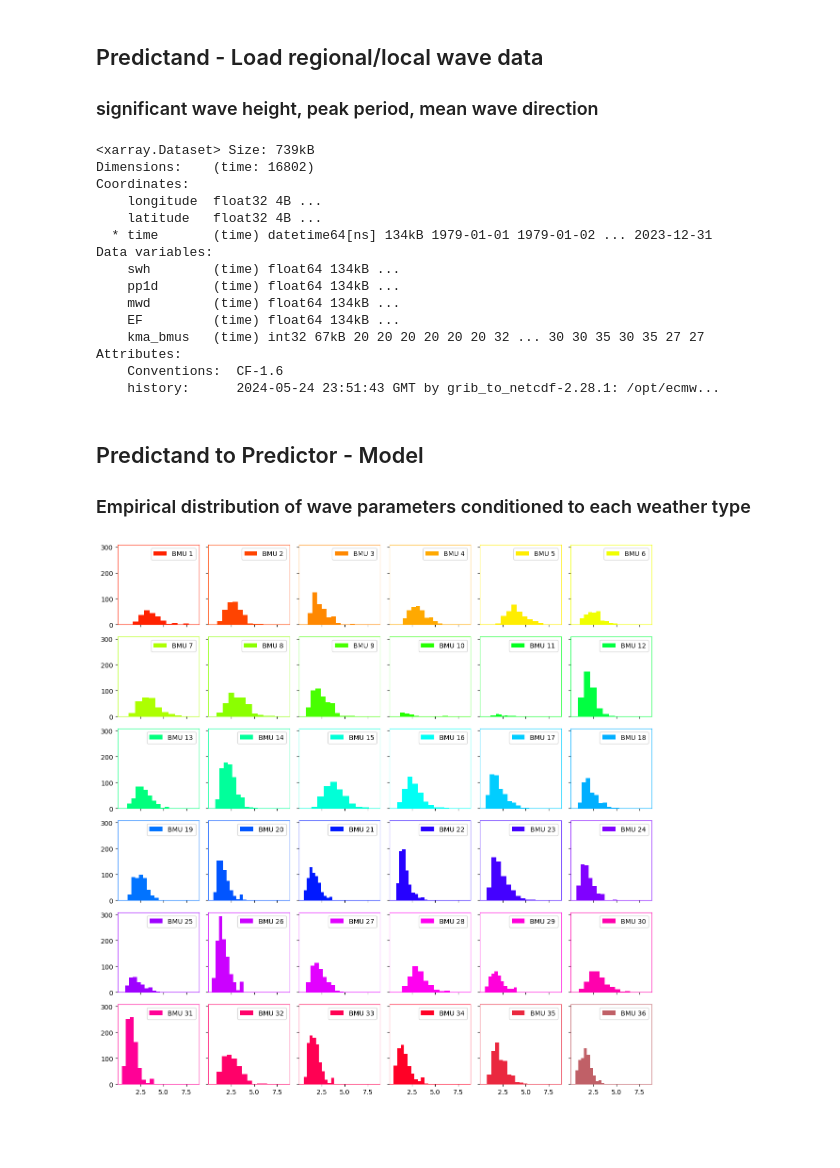
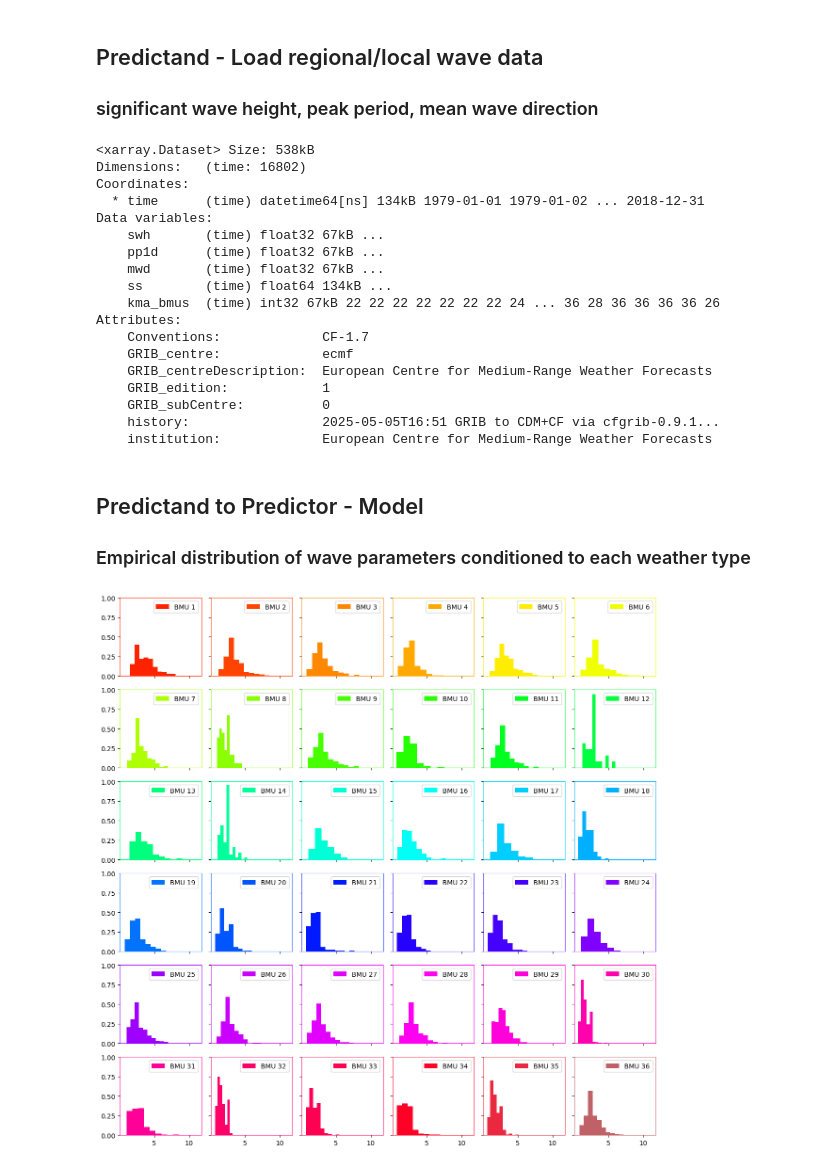
Before and after one commit to GeoOcean/BlueMath, a Jupyter notebook: climate_services/probabilistic/MUSCLE_procoast25/01_DWT.ipynb, the cells around one changed output. Saved outputs shown, nothing was run; the diff lists cells and outputs as text; code cells hidden in the pictures; blank space fills up the shorter version.

```diff
--- a/climate_services/probabilistic/MUSCLE_procoast25/01_DWT.ipynb
+++ b/climate_services/probabilistic/MUSCLE_procoast25/01_DWT.ipynb
@@ -20,9 +38,9 @@ era5_dynamic
 # %%
-# If cell above takes too long, interrupt kernel and run:
-!wget https://geoocean.sci.unican.es/data/era5_predictor_dynamic_aveiro.nc -P inputs/
+# # If cell above takes too long, interrupt kernel and run:
+# !wget https://geoocean.sci.unican.es/data/daily_predictor_1979_2018_Oporto.nc -P inputs/daily_predictor_1979_2018_Oporto_remote.nc
 
-# Then run:
-import xarray as xr
+# # Then run:
+# import xarray as xr
 
-era5_dynamic = xr.open_dataset("inputs/era5_predictor_dynamic_aveiro.nc")
-era5_dynamic
+# era5_dynamic = xr.open_dataset("inputs/daily_predictor_1979_2018_Oporto_remote.nc")
+# era5_dynamic
@@ -139,27 +133,30 @@ xwt.plot_perpetual_year()
 # %%
 import xarray as xr
 
-waves = xr.open_dataset("inputs/waves_EF_daily.nc").sel(
+predictand = xr.open_dataset("inputs/daily_predictand_1979_2018_Oporto.nc").sel(
     time=xwt.kma_bmus.index.values, method="nearest"
 )
-waves["kma_bmus"] = (("time"), xwt.kma_bmus.kma_bmus.values)
-waves
+predictand["kma_bmus"] = (("time"), xwt.kma_bmus.kma_bmus.values)
+predictand
 # %% [output]
-<xarray.Dataset> Size: 739kB
-Dimensions:    (time: 16802)
+<xarray.Dataset> Size: 538kB
+Dimensions:   (time: 16802)
 Coordinates:
-    longitude  float32 4B ...
-    latitude   float32 4B ...
-  * time       (time) datetime64[ns] 134kB 1979-01-01 1979-01-02 ... 2023-12-31
+  * time      (time) datetime64[ns] 134kB 1979-01-01 1979-01-02 ... 2018-12-31
 Data variables:
-    swh        (time) float64 134kB ...
-    pp1d       (time) float64 134kB ...
-    mwd        (time) float64 134kB ...
-    EF         (time) float64 134kB ...
-    kma_bmus   (time) int32 67kB 20 20 20 20 20 20 32 ... 30 30 35 30 35 27 27
+    swh       (time) float32 67kB ...
+    pp1d      (time) float32 67kB ...
+    mwd       (time) float32 67kB ...
+    ss        (time) float64 134kB ...
+    kma_bmus  (time) int32 67kB 22 22 22 22 22 22 22 24 ... 36 28 36 36 36 36 26
 Attributes:
-    Conventions:  CF-1.6
-    history:      2024-05-24 23:51:43 GMT by grib_to_netcdf-2.28.1: /opt/ecmw...
+    Conventions:             CF-1.7
+    GRIB_centre:             ecmf
+    GRIB_centreDescription:  European Centre for Medium-Range Weather Forecasts
+    GRIB_edition:            1
+    GRIB_subCentre:          0
+    history:                 2025-05-05T16:51 GRIB to CDM+CF via cfgrib-0.9.1...
+    institution:             European Centre for Medium-Range Weather Forecasts
 # %% [markdown]
 ## Predictand to Predictor - Model
 
@@ -167,26 +164,31 @@ Attributes:
 # %%
 import matplotlib.pyplot as plt
 import numpy as np
 from bluemath_tk.core.plotting.colors import get_cluster_colors
 
-wave_variable = "swh"
+predictand_variable = "swh"
 
 cluster_colors = get_cluster_colors(xwt.num_clusters)
 fig, axes = plt.subplots(6, 6, figsize=(12, 12), sharex=True, sharey=True)
 for ax, kma_bmus_index, color in zip(axes.flatten(), range(1, 37), cluster_colors):
-    bmus_indexes = np.where(waves["kma_bmus"].values == kma_bmus_index)[0]
+    bmus_indexes = np.where(predictand["kma_bmus"].values == kma_bmus_index)[0]
     try:
-        waves[wave_variable].isel(time=bmus_indexes).squeeze().plot.hist(
-            ax=ax, color=color, label=f"BMU {kma_bmus_index}"
+        predictand[predictand_variable].isel(time=bmus_indexes).squeeze().plot.hist(
+            ax=ax,
+            color=color,
+            label=f"BMU {kma_bmus_index}",
+            density=True,
         )
         ax.legend()
         ax.set_title("")
         ax.set_xlabel("")
+        if predictand_variable == "ss":
+            ax.axvline(x=0, c="k", ls="--")
         for border in ["top", "bottom", "left", "right"]:
             ax.spines[border].set_color(color)
     except:
         pass
 
 plt.tight_layout()
 # %% [output]
-[figure, old version]
+[figure, new version]
```
Also changed, not shown: parts of 7 cells of this notebook, 4 other files.
